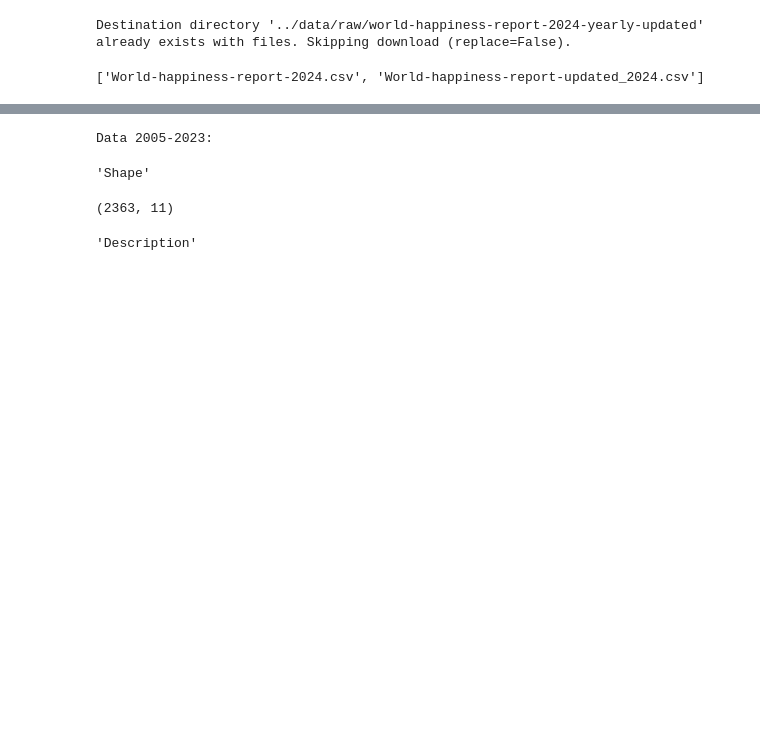
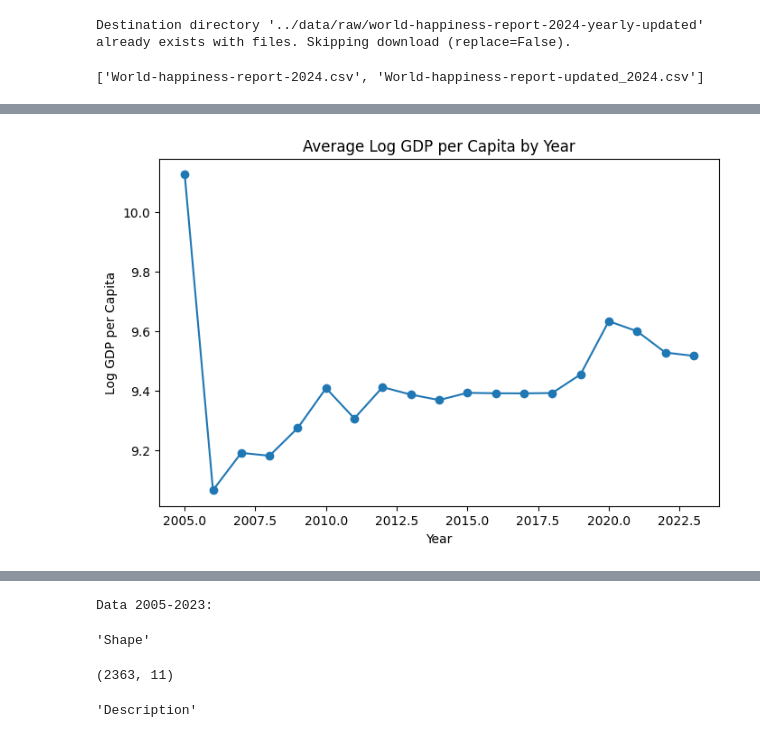
Before and after one commit to CNSM97/portfolio_project, a Jupyter notebook: notebooks/01_exploration.ipynb, the cells around one changed output, grey strips where cells are left out. Saved outputs shown, nothing was run; the diff lists cells and outputs as text; code cells hidden in the pictures; blank space fills up the shorter version.

```diff
--- a/notebooks/01_exploration.ipynb
+++ b/notebooks/01_exploration.ipynb
@@ -36,0 +307,11 @@ Data 2005-2023:
+# %%
+# Mean Log GDP per capita per Year
+gdp_trend = df_all_years.groupby('year')['Log GDP per capita'].mean()
+plt.figure(figsize=(8,5))
+gdp_trend.plot(marker='o')
+plt.title('Average Log GDP per Capita by Year')
+plt.xlabel('Year')
+plt.ylabel('Log GDP per Capita')
+plt.show()
+# %% [output]
+[figure, added]
```
Also changed, not shown: parts of 32 cells of this notebook.
